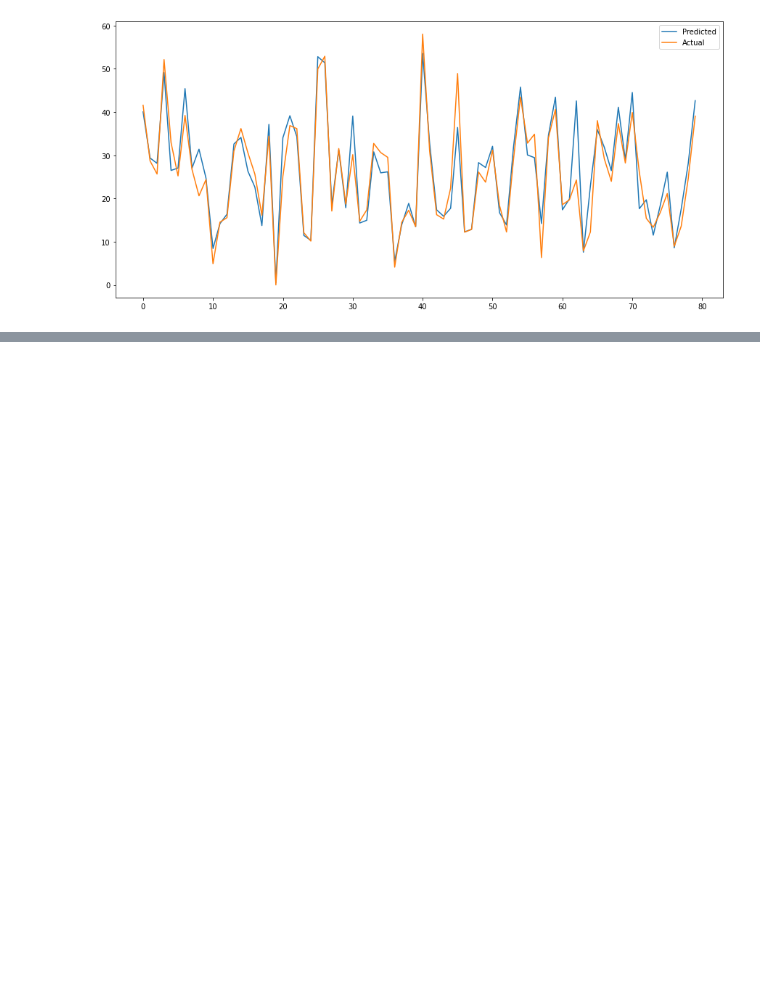
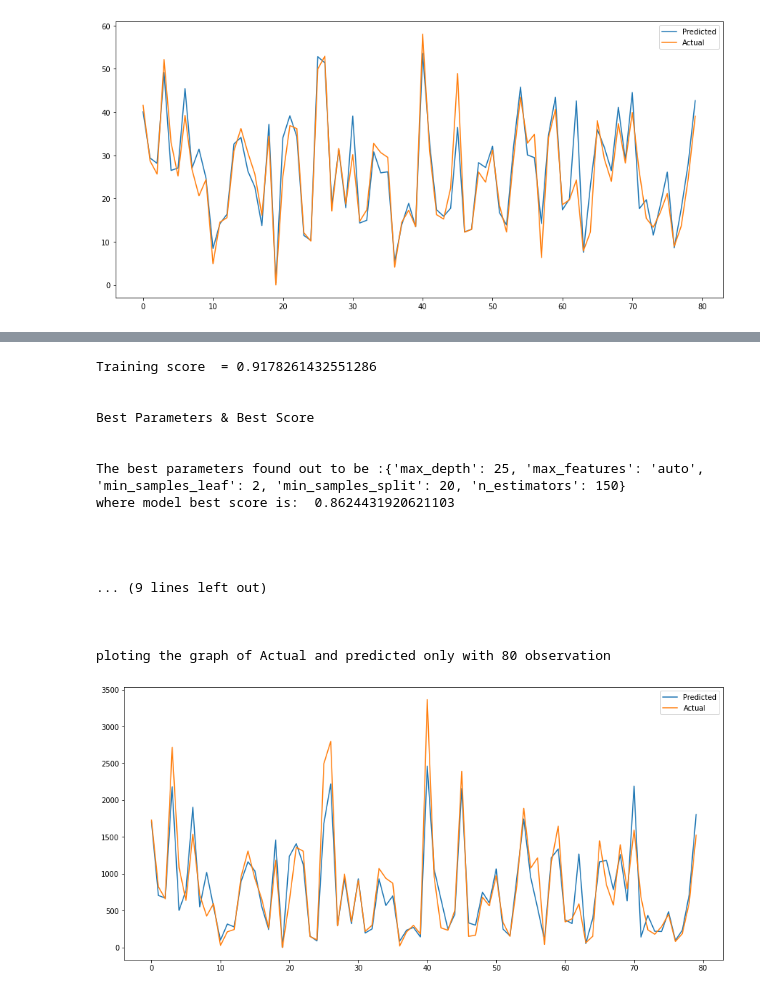
Before and after one commit to DSJibran/Seoul-Bike-Sharing-Demand-Prediction, a Jupyter notebook: Seoul_Bike_Sharing_Demand_Prediction.ipynb, the cells around one changed output, grey strips where cells are left out. Saved outputs shown, nothing was run; the diff lists cells and outputs as text; code cells hidden in the pictures; blank space fills up the shorter version.

```diff
--- a/Seoul_Bike_Sharing_Demand_Prediction.ipynb
+++ b/Seoul_Bike_Sharing_Demand_Prediction.ipynb
@@ -739,0 +799,30 @@ ploting the graph of Actual and predicted only with 80 observation
+# %%
+param_grid = {'n_estimators':[100,150,200],
+              'min_samples_leaf':[6,4,2],
+              'max_depth' : [30,20,25],
+              'min_samples_split': [30,25,20],
+              'max_features':['auto','sqrt','log2']
+              }
+# %%
+Ranom_forest_Grid_search = GridSearchCV(RandomForestRegressor(),param_grid=param_grid,n_jobs=-1,cv=5)
+# %%
+matrix_score(Ranom_forest_Grid_search,X_train,X_test,y_train,y_test)
+# %% [output]
+Training score  = 0.9178261432551286
+
+
+Best Parameters & Best Score
+
+
+The best parameters found out to be :{'max_depth': 25, 'max_features': 'auto', 'min_samples_leaf': 2, 'min_samples_split': 20, 'n_estimators': 150}
+where model best score is:  0.8624431920621103
+
+
+
+
+... (9 lines left out)
+
+
+
+ploting the graph of Actual and predicted only with 80 observation
+[figure, added]
```
Also changed, not shown: parts of 17 cells of this notebook.
